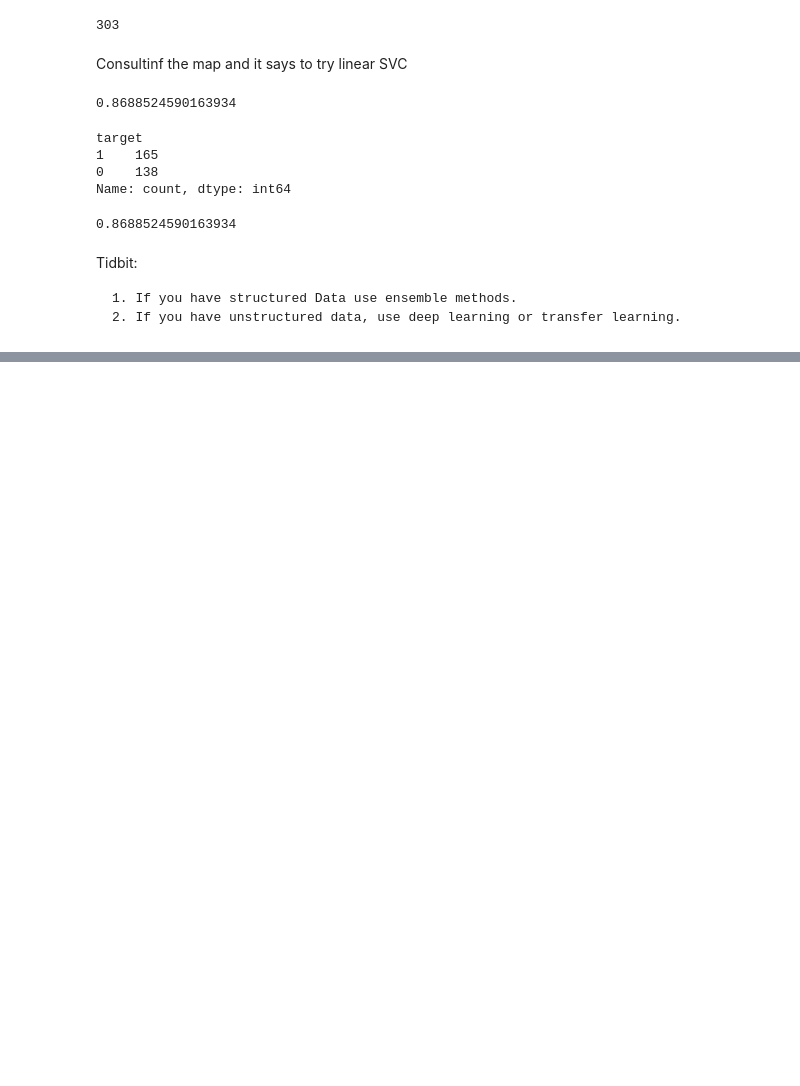
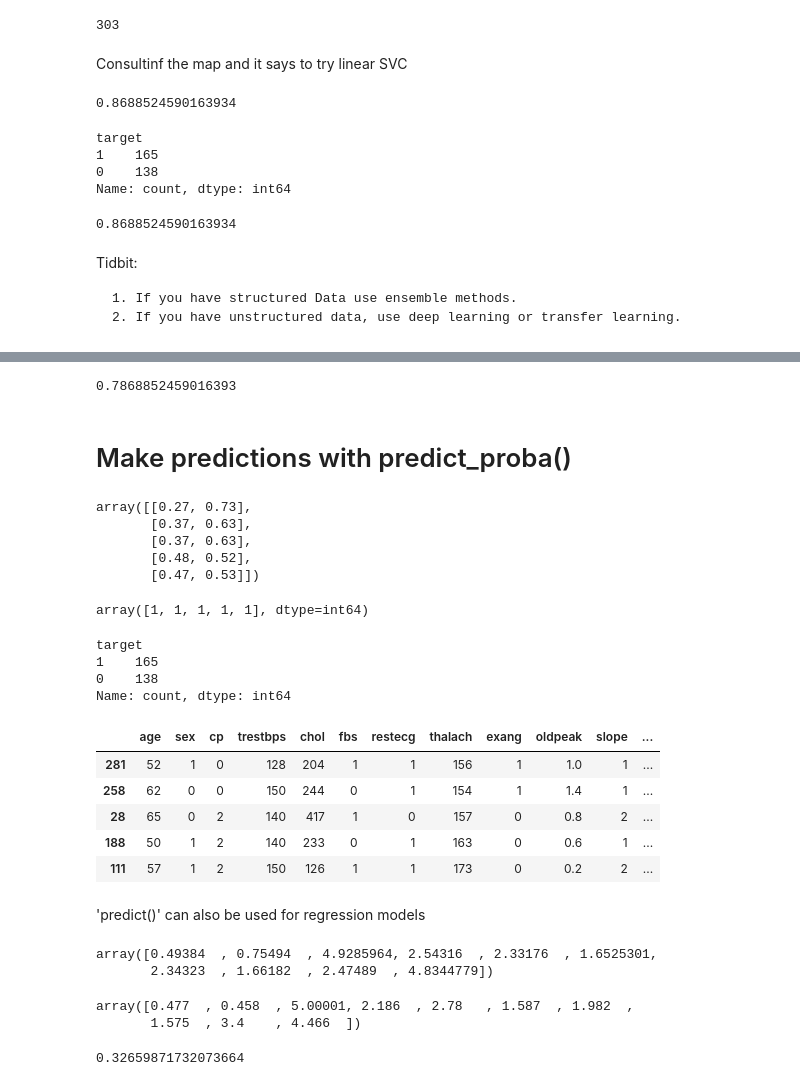
Before and after one commit to ParasKore2003/Machine-Learning, a Jupyter notebook: Practice/Scikit Learn/task/Introduction_Scikit_learn.ipynb, the cells around one changed output, grey strips where cells are left out. Cells and saved outputs as stored; diff of their text form; code cells hidden in the pictures; blank space fills up the shorter version.

```diff
--- a/Practice/Scikit Learn/task/Introduction_Scikit_learn.ipynb
+++ b/Practice/Scikit Learn/task/Introduction_Scikit_learn.ipynb
@@ -903,0 +926,21 @@ Tidbit:
+# %%
+from sklearn.ensemble import RandomForestClassifier
+
+# Setup random see
+np.random.seed()
+
+# Make the data
+X = heart_disease.drop("target", axis = 1)
+y = heart_disease["target"]
+
+#Split the data
+X_train, X_test, y_train, y_test = train_test_split(X , y, test_size=0.2)
+
+# Instantiate Random Forest Classifier
+clf = RandomForestClassifier()
+
+# Fit the model to the data (training machine learning model)
+clf.fit(X_train, y_train)
+
+# Evaluate the Random Forest Classifier (uset he patterns model has learnt)
+clf.score(X_test, y_test)
@@ -903,0 +1000,41 @@ Tidbit:
+# %%
+from sklearn.metrics import accuracy_score
+accuracy_score(y_test, y_preds)
+
+# This are the 3 ways in which you can evaluate the accuracy of your machine learning model
+# %% [output]
+0.7868852459016393
+# %% [markdown]
+# Make predictions with predict_proba()
+# %%
+# Predict_proba() returns the probabilities of a classification label
+clf.predict_proba(X_test[:5])
+# %% [output]
+array([[0.27, 0.73],
+       [0.37, 0.63],
+       [0.37, 0.63],
+       [0.48, 0.52],
+       [0.47, 0.53]])
+# %%
+# Let's predict on the same data ...
+clf.predict(X_test[:5])
+# %% [output]
+array([1, 1, 1, 1, 1], dtype=int64)
+# %%
+heart_disease["target"].value_counts()
+# %% [output]
+target
+1    165
+0    138
+Name: count, dtype: int64
+# %%
+X_test[:5]
+# %% [output]
+|  | age | sex | cp | trestbps | chol | fbs | restecg | thalach | exang | oldpeak | slope | ... |
+| 281 | 52 | 1 | 0 | 128 | 204 | 1 | 1 | 156 | 1 | 1.0 | 1 | ... |
+| 258 | 62 | 0 | 0 | 150 | 244 | 0 | 1 | 154 | 1 | 1.4 | 1 | ... |
+| 28 | 65 | 0 | 2 | 140 | 417 | 1 | 0 | 157 | 0 | 0.8 | 2 | ... |
+| 188 | 50 | 1 | 2 | 140 | 233 | 0 | 1 | 163 | 0 | 0.6 | 1 | ... |
+| 111 | 57 | 1 | 2 | 150 | 126 | 1 | 1 | 173 | 0 | 0.2 | 2 | ... |
+# %% [markdown]
+'predict()' can also be used for regression models
@@ -903,0 +1061,16 @@ Tidbit:
+# %%
+y_preds[:10]
+# %% [output]
+array([0.49384  , 0.75494  , 4.9285964, 2.54316  , 2.33176  , 1.6525301,
+       2.34323  , 1.66182  , 2.47489  , 4.8344779])
+# %%
+np.array(y_test[:10])
+# %% [output]
+array([0.477  , 0.458  , 5.00001, 2.186  , 2.78   , 1.587  , 1.982  ,
+       1.575  , 3.4    , 4.466  ])
+# %%
+# Compare the predictions to the truth
+from sklearn.metrics import mean_absolute_error
+mean_absolute_error(y_test, y_preds)
+# %% [output]
+0.32659871732073664
```
Also changed, not shown: parts of 30 cells of this notebook, 1 other file.
